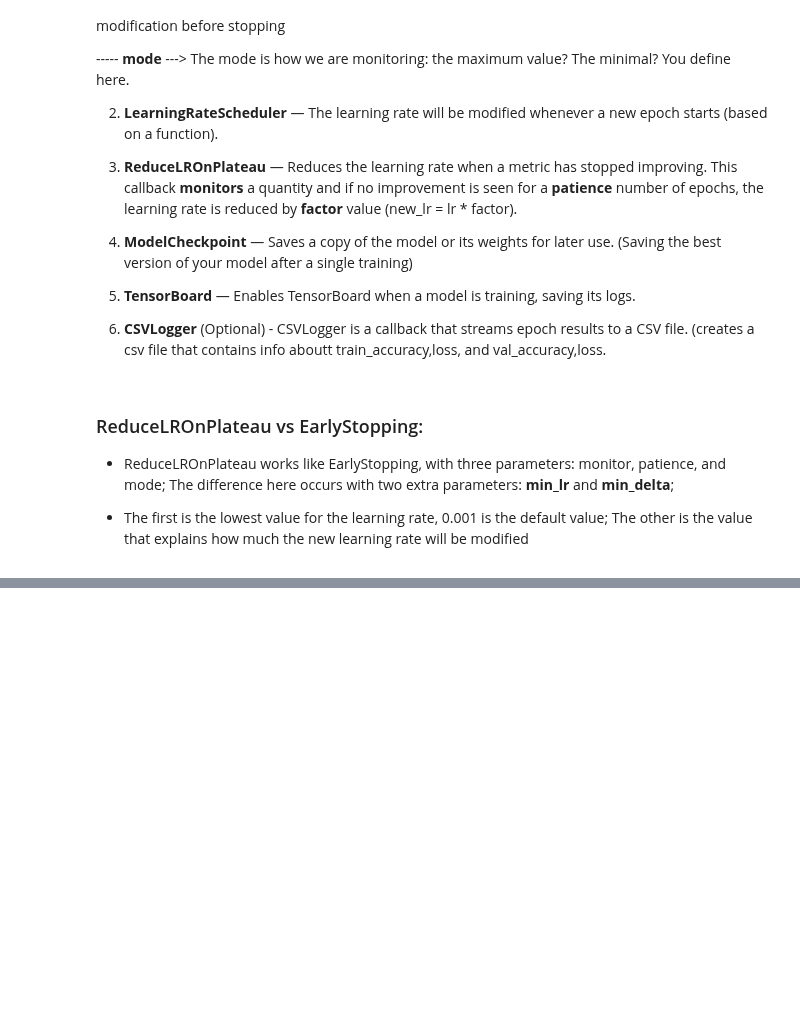
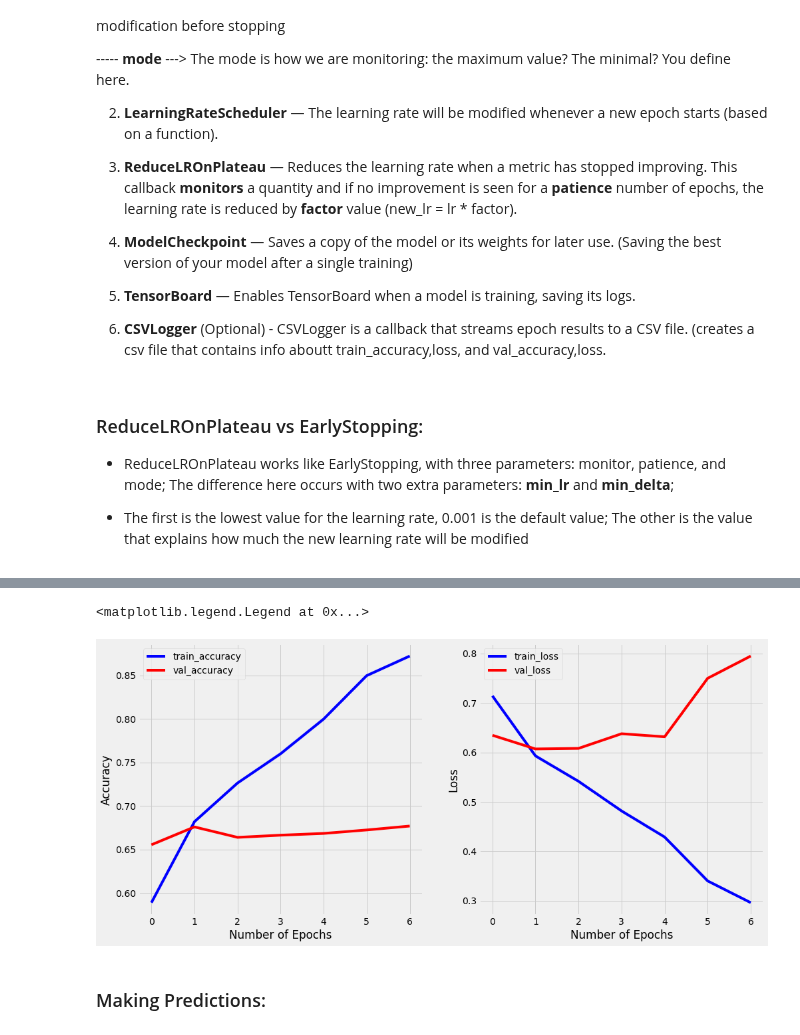
Before and after one commit to s-ravi18/Kaggle-Notebooks, a Jupyter notebook: nlp-sentiment-analysis-text-classification.ipynb, the cells around one changed output, grey strips where cells are left out. Drawn from its saved outputs; the diff is of its cells as text; code cells hidden in the pictures; blank space fills up the shorter version.

```diff
--- a/nlp-sentiment-analysis-text-classification.ipynb
+++ b/nlp-sentiment-analysis-text-classification.ipynb
@@ -609,6 +810,7 @@ checkpoint = ModelCheckpoint(
 )
 
 ## Automatic learning rate update:
+
 #monitor='val_loss' to use validation loss as performance measure to reduce the learning rate.
 #patience=2 means the learning rate is reduced as soon as 2 epochs with no improvement.
 #min_delta=0.001 means the validation loss has to improve by at least 0.001 for it to count as an improvement.
@@ -616,12 +818,16 @@ checkpoint = ModelCheckpoint(
 
 reduce_lr = ReduceLROnPlateau(
     monitor='val_loss',
-    factor=0.2,
-    patience=2,
+    factor=0.1,
+    patience=5,
     min_lr=0.001,
-    verbose=2
+    verbose=1
 )
 
-## Import the saved model and weights:
-new_model = create_model()
-new_model.load_weights('model_checkpoints/')
+## Learning Rate Scheduler:
+def lr_decay(epoch, lr):
+    if epoch != 0 and epoch % 5 == 0:
+        return lr * 0.2
+    return lr
+
+lrs=LearningRateScheduler(lr_decay, verbose=1)
@@ -627,0 +846,5 @@ new_model.load_weights('model_checkpoints/')
+# %%
+batch_size = 200
+epochs = 20
+history = model.fit(x_train, y_train, batch_size=batch_size, epochs=epochs,
+                    validation_data=(x_test, y_test), callbacks=[early_stopping,lrs])
@@ -627,0 +869,18 @@ new_model.load_weights('model_checkpoints/')
+# %%
+fig,ax=plt.subplots(1,2,figsize=(15,7))
+ax[0].plot(history.history['accuracy'],c= 'b',label="train_accuracy")
+ax[0].plot(history.history['val_accuracy'],c= 'r',label="val_accuracy")
+ax[0].set_xlabel("Number of Epochs")
+ax[0].set_ylabel("Accuracy")
+ax[0].legend()
+
+ax[1].plot(history.history['loss'],c= 'b',label="train_loss")
+ax[1].plot(history.history['val_loss'],c= 'r',label="val_loss")
+ax[1].set_xlabel("Number of Epochs")
+ax[1].set_ylabel("Loss")
+ax[1].legend()
+# %% [output]
+<matplotlib.legend.Legend at 0x...>
+[figure, added]
+# %% [markdown]
+### Making Predictions:
```
Also changed, not shown: parts of 49 cells of this notebook.
